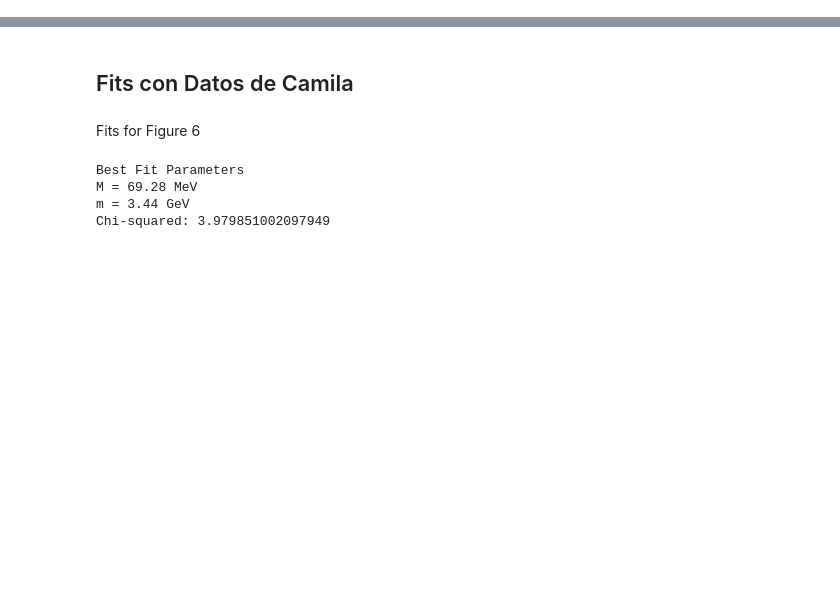
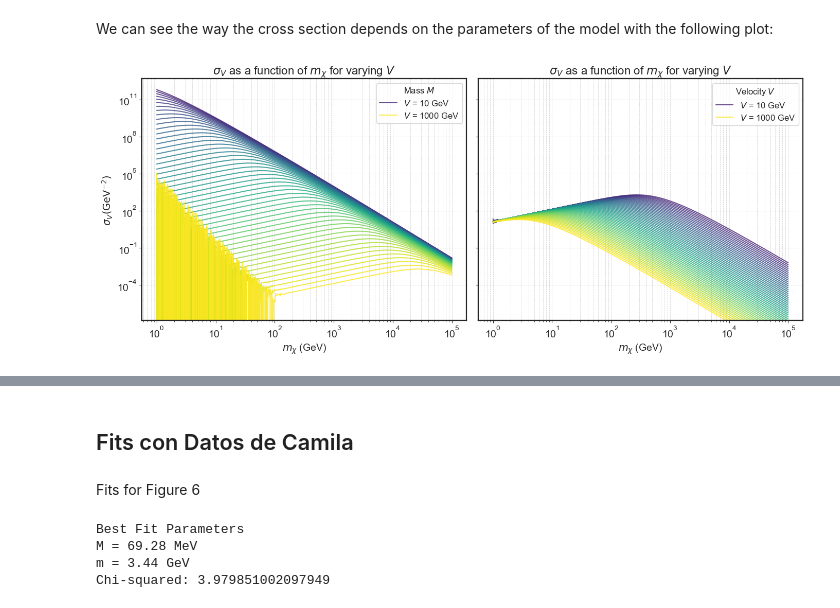
Before and after one commit to nigomezcr/Leptophilic-Atlas-Repo, a Jupyter notebook: Chi2-Fits.ipynb, the cells around one changed output, grey strips where cells are left out. Cells and saved outputs as stored; diff of their text form; code cells hidden in the pictures; blank space fills up the shorter version.

```diff
--- a/Chi2-Fits.ipynb
+++ b/Chi2-Fits.ipynb
@@ -4,0 +23,58 @@ from scipy.optimize import minimize
+# %%
+def sigmaviscosity(mchi, mphi, V):
+    alphax = 0.007
+    w  = 300*(mphi/(10))*(10/(mchi))
+    st = (275.73)*(alphax/0.01)**2*(mchi/10.0)*(10.0/(mphi))**(4)
+    sv = 6*st*(w**6/(V**6))*((2+V**2/(w**2))*np.log(1+V**2/(w**2))-2*V**2/w**2)
+    return sv
+# %% [markdown]
+We can see the way the cross section depends on the parameters of the model with the following plot:
+# %%
+
+# Define the range for mchi and mphi
+mchi_values = np.logspace(0, 5, 500)  # from 0.1 to 1000 in log scale
+mphi_values = np.logspace(-2,3,50)
+V_values = np.logspace(1, 3, 50)  # from 10 to 1000 in log scale
+
+
+# Create color gradient
+colors = plt.cm.viridis(np.linspace(0.1, 1, len(V_values)))
+
+# Create figure with two equal subplots
+fig, axs = plt.subplots(1, 2, figsize=(14, 6), sharey=True)
+
+# Plot on both subplots
+for i, M in enumerate(mphi_values):
+    sigmaV_values_left = [sigmaviscosity(mchi, M, 10) for mchi in mchi_values]
+    axs[0].plot(mchi_values, sigmaV_values_left, label=f'$M$ = {V:.0f} MeV', color=colors[i], alpha=0.8)
+
+axs[0].set_xscale('log')
+axs[0].set_yscale('log')
+axs[0].set_xlabel(r'$m_{\chi}$ (GeV)', fontsize=14)
+axs[0].set_ylabel(r'$\sigma_V ({\mathrm{GeV^{-2}}})$', fontsize=14)
+axs[0].set_title(r'$\sigma_V$ as a function of $m_{\chi}$ for varying $V$', fontsize=16)
+axs[0].grid(True, which="both", ls="--", linewidth=0.5)
+
+for i, V in enumerate(V_values):
+    sigmaV_values_right = [sigmaviscosity(mchi, 10, V) for mchi in mchi_values]
+    axs[1].plot(mchi_values, sigmaV_values_right, label=f'$V$ = {V:.0f} ~km/s', color=colors[i], alpha=0.8)
+
+
+
+axs[1].set_xscale('log')
+axs[1].set_yscale('log')
+axs[1].set_xlabel(r'$m_{\chi}$ (GeV)', fontsize=14)
+axs[1].set_title(r'$\sigma_V$ as a function of $m_{\chi}$ for varying $V$', fontsize=16)
+axs[1].grid(True, which="both", ls="--", linewidth=0.5)
+
+# Legend
+legend_labels = [f'$V$ = {V_values[0]:.0f} GeV', f'$V$ = {V_values[-1]:.0f} GeV']
+handles, _ = axs[0].get_legend_handles_labels()
+axs[0].legend([handles[0], handles[-1]], legend_labels, title='Mass $M$', fontsize=12, title_fontsize=12)
+handles, _ = axs[1].get_legend_handles_labels()
+axs[1].legend([handles[0], handles[-1]], legend_labels, title='Velocity $V$', fontsize=12, title_fontsize=12)
+
+plt.tight_layout()
+plt.show()
+# %% [output]
+[figure, added]
```
Also changed, not shown: parts of 13 cells of this notebook, 3 other files.
